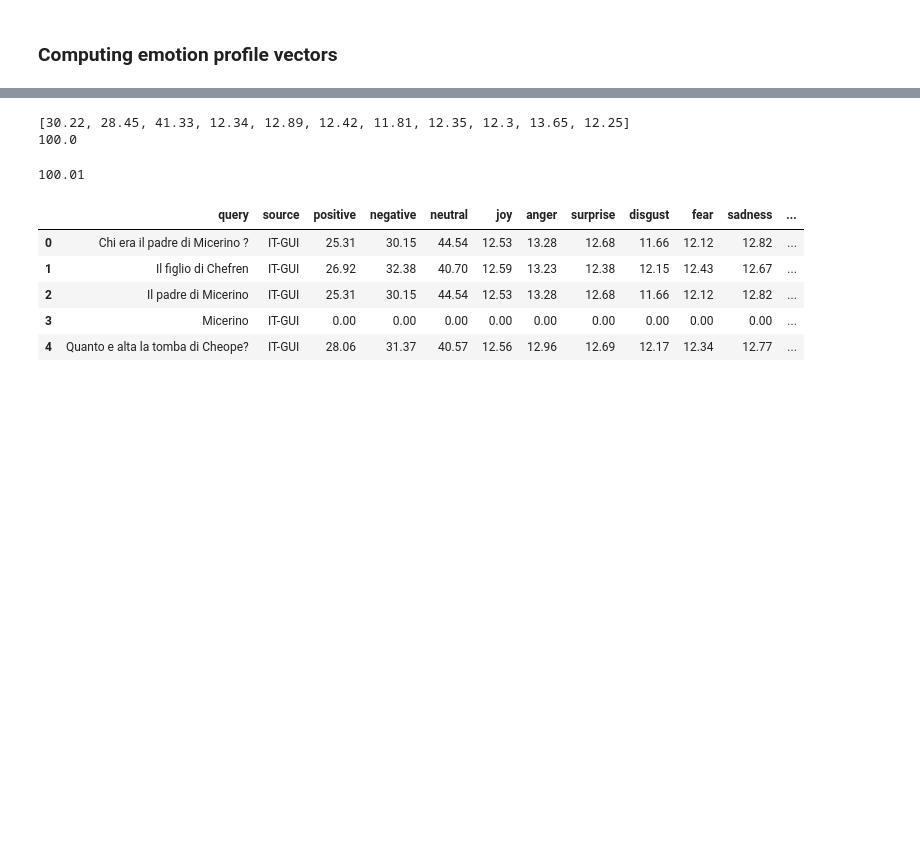
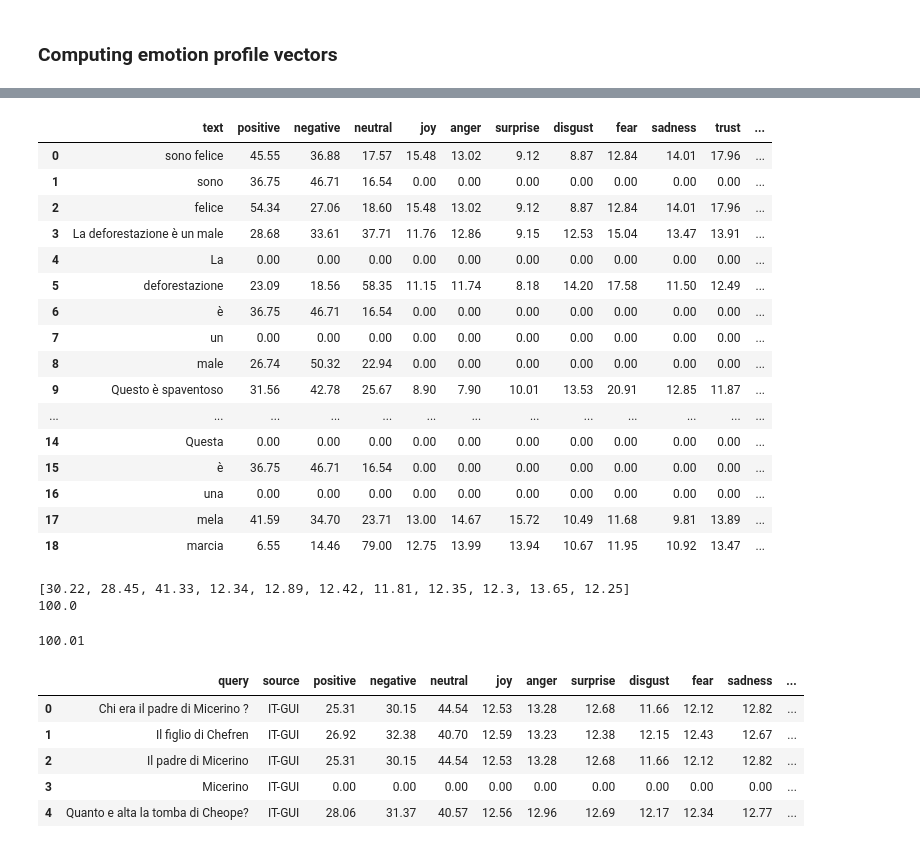
Before and after one commit to HrishitaC/InsideOut2, a Jupyter notebook: Code/emotion_profile.ipynb, the cells around one changed output, grey strips where cells are left out. Saved outputs shown, nothing was run; the diff lists cells and outputs as text; code cells hidden in the pictures; blank space fills up the shorter version.

```diff
--- a/Code/emotion_profile.ipynb
+++ b/Code/emotion_profile.ipynb
@@ -206,7 +189,7 @@ import pandas as pd
 import numpy as np
 from tqdm.notebook import tqdm
 
-emotion_lexicon = pd.read_csv("../Data/IT_emotion_lexicon_normalised.csv")
+emotion_lexicon = pd.read_csv("../Data/IT_emotion_lexicon_normalised_new.csv")
 sentiment_lexicon = pd.read_csv("../Data/IT_sentiment_lexicon.csv")
 nlp = spacy.load("it_core_news_sm")
 emotion_names = ["joy", "anger", "surprise", "disgust", "fear", "sadness", "trust", "anticipation"]
@@ -229,7 +212,7 @@ def calc_emotion_profile(text):
 
     doc = nlp(text)
     for token in doc:
-        if token.is_stop == False and token.is_alpha == True:
+        if token.is_alpha == True:
             word = token.text.lower()
             lemma = token.lemma_.lower()
             pos = token.tag_[0].lower()
@@ -240,19 +223,11 @@ def calc_emotion_profile(text):
                 scores["negative"].append(sentiments["neg_score"].values[0])
                 scores["neutral"].append(sentiments["neu_score"].values[0])
 
-            emotions = emotion_lexicon.loc[(emotion_lexicon["word"]==word) & (emotion_lexicon["pos"]==pos)]
+            emotions = emotion_lexicon.loc[(emotion_lexicon["actual_word"]==word) & (emotion_lexicon["lemma"]==lemma) & (emotion_lexicon["pos"]==pos)]
             if len(emotions) > 0:
                 # print(word)
                 for emo in emotion_names:
                     scores[emo].append(emotions[emo].values[0])
-                # scores["joy"].append((emotions["joy_cosine"].values[0] + 1)/2)
-                # scores["anger"].append((emotions["anger_cosine"].values[0] + 1)/2)
-                # scores["surprise"].append((emotions["surprise_cosine"].values[0] + 1)/2)
-                # scores["disgust"].append((emotions["disgust_cosine"].values[0] + 1)/2)
-                # scores["fear"].append((emotions["fear_cosine"].values[0] + 1)/2)
-                # scores["sadness"].append((emotions["sadness_cosine"].values[0] + 1)/2)
-                # scores["trust"].append((emotions["trust_cosine"].values[0] + 1)/2)
-                # scores["anticipation"].append((emotions["anticipation_cosine"].values[0] + 1)/2)
 
     emo_profile = []
     for key in scores.keys():
@@ -261,12 +236,50 @@ def calc_emotion_profile(text):
         else:
             emo_profile.append(0.00)
 
-    # norm_factor = float(sum(emo_profile[3:]))
-    # if sum(emo_profile[3:]) > 0:
-    #     emo_norm = [round(emo*100/norm_factor, 2) for emo in emo_profile[3:]]
-    #     emo_profile[3:] = emo_norm
-
     return emo_profile
+# %%
+## sanity check of EP computation
+
+text_examples = [
+    "sono felice",
+    "La deforestazione è un male",
+    "Questo è spaventoso",
+    "Questa è una mela marcia"
+]
+
+results = []
+
+for text in text_examples:
+    EP_score = calc_emotion_profile(text)
+    sent_sum = sum(EP_score[:3])
+    emo_sum = sum(EP_score[3:])
+    results.append([text]+EP_score+[sent_sum, emo_sum])
+    for word in text.split(" "):
+        EP_score = calc_emotion_profile(word)
+        sent_sum = sum(EP_score[:3])
+        emo_sum = sum(EP_score[3:])
+        results.append([word]+EP_score+[sent_sum, emo_sum])
+
+results_df = pd.DataFrame(results, columns=["text", "positive", "negative", "neutral", "joy", "anger", "surprise", "disgust", "fear", "sadness", "trust", "anticipation", "sent_sum", "emo_sum"])
+results_df
+# %% [output]
+|  | text | positive | negative | neutral | joy | anger | surprise | disgust | fear | sadness | trust | ... |
+| 0 | sono felice | 45.55 | 36.88 | 17.57 | 15.48 | 13.02 | 9.12 | 8.87 | 12.84 | 14.01 | 17.96 | ... |
+| 1 | sono | 36.75 | 46.71 | 16.54 | 0.00 | 0.00 | 0.00 | 0.00 | 0.00 | 0.00 | 0.00 | ... |
+| 2 | felice | 54.34 | 27.06 | 18.60 | 15.48 | 13.02 | 9.12 | 8.87 | 12.84 | 14.01 | 17.96 | ... |
+| 3 | La deforestazione è un male | 28.68 | 33.61 | 37.71 | 11.76 | 12.86 | 9.15 | 12.53 | 15.04 | 13.47 | 13.91 | ... |
+| 4 | La | 0.00 | 0.00 | 0.00 | 0.00 | 0.00 | 0.00 | 0.00 | 0.00 | 0.00 | 0.00 | ... |
+| 5 | deforestazione | 23.09 | 18.56 | 58.35 | 11.15 | 11.74 | 8.18 | 14.20 | 17.58 | 11.50 | 12.49 | ... |
+| 6 | è | 36.75 | 46.71 | 16.54 | 0.00 | 0.00 | 0.00 | 0.00 | 0.00 | 0.00 | 0.00 | ... |
+| 7 | un | 0.00 | 0.00 | 0.00 | 0.00 | 0.00 | 0.00 | 0.00 | 0.00 | 0.00 | 0.00 | ... |
+| 8 | male | 26.74 | 50.32 | 22.94 | 0.00 | 0.00 | 0.00 | 0.00 | 0.00 | 0.00 | 0.00 | ... |
+| 9 | Questo è spaventoso | 31.56 | 42.78 | 25.67 | 8.90 | 7.90 | 10.01 | 13.53 | 20.91 | 12.85 | 11.87 | ... |
+| ... | ... | ... | ... | ... | ... | ... | ... | ... | ... | ... | ... | ... |
+| 14 | Questa | 0.00 | 0.00 | 0.00 | 0.00 | 0.00 | 0.00 | 0.00 | 0.00 | 0.00 | 0.00 | ... |
+| 15 | è | 36.75 | 46.71 | 16.54 | 0.00 | 0.00 | 0.00 | 0.00 | 0.00 | 0.00 | 0.00 | ... |
+| 16 | una | 0.00 | 0.00 | 0.00 | 0.00 | 0.00 | 0.00 | 0.00 | 0.00 | 0.00 | 0.00 | ... |
+| 17 | mela | 41.59 | 34.70 | 23.71 | 13.00 | 14.67 | 15.72 | 10.49 | 11.68 | 9.81 | 13.89 | ... |
+| 18 | marcia | 6.55 | 14.46 | 79.00 | 12.75 | 13.99 | 13.94 | 10.67 | 11.95 | 10.92 | 13.47 | ... |
 # %%
 import pandas as pd
 
```
Also changed, not shown: parts of 8 cells of this notebook, 4 other files.
